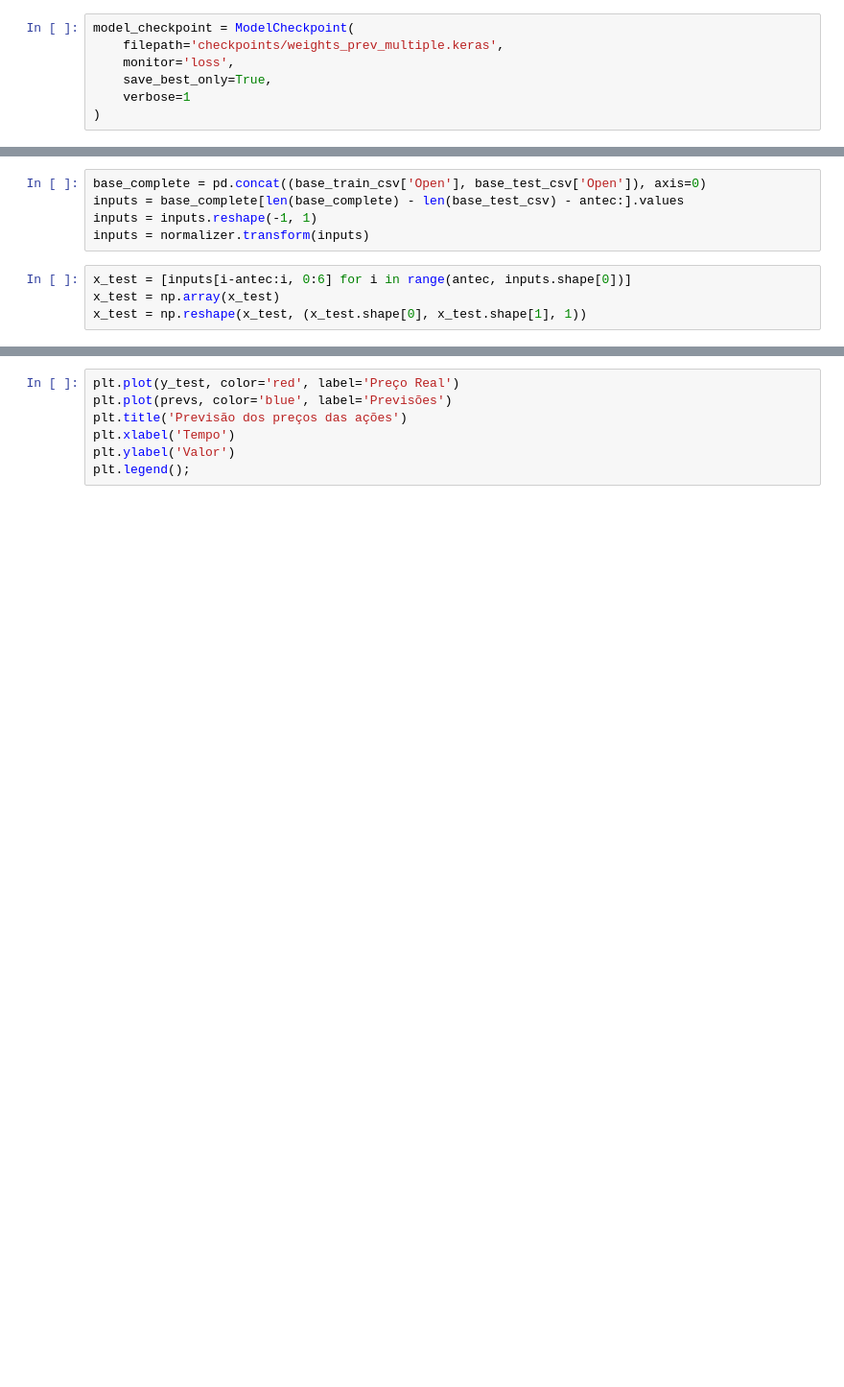
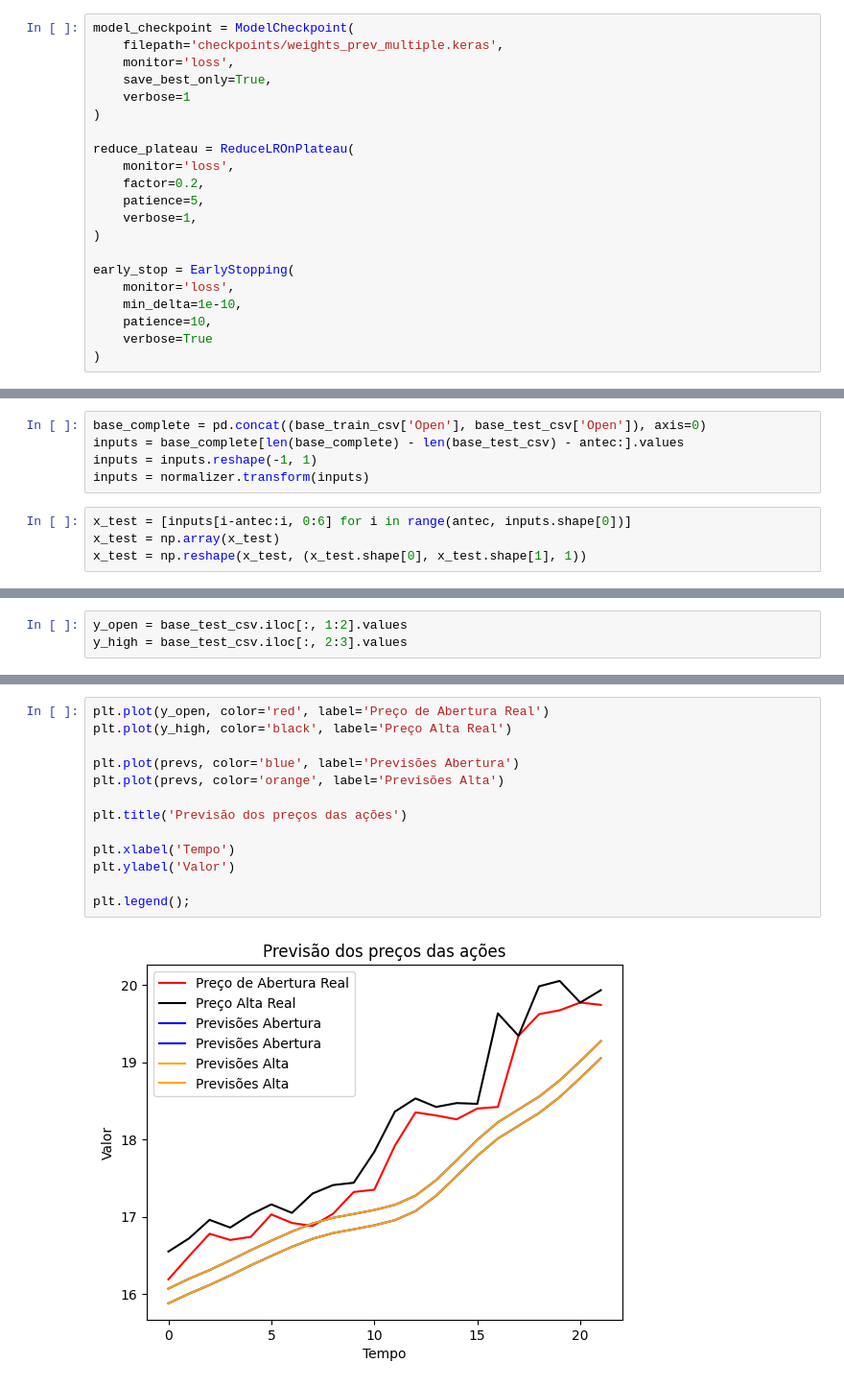
Before and after one commit to Soueth/Deep_Learning, a Jupyter notebook: recurrent/bolsa_petrobras_multiple.ipynb, the cells around one changed output, grey strips where cells are left out. Shown: that part at 96% size. Saved outputs shown, nothing was run; the diff lists cells and outputs as text; blank space fills up the shorter version.

```diff
--- a/recurrent/bolsa_petrobras_multiple.ipynb
+++ b/recurrent/bolsa_petrobras_multiple.ipynb
@@ -513,6 +513,20 @@ model_checkpoint = ModelCheckpoint(
     save_best_only=True,
     verbose=1
 )
+
+reduce_plateau = ReduceLROnPlateau(
+    monitor='loss',
+    factor=0.2,
+    patience=5,
+    verbose=1,
+)
+
+early_stop = EarlyStopping(
+    monitor='loss',
+    min_delta=1e-10,
+    patience=10,
+    verbose=True
+)
 # %%
 model.fit(x_train, y_train, epochs=100, batch_size=32, callbacks=[reduce_plateau, model_checkpoint, early_stop])
 # %% [output]
@@ -575,0 +586,3 @@ mean_absolute_error(prevs, y_test)
+# %%
+y_open = base_test_csv.iloc[:, 1:2].values
+y_high = base_test_csv.iloc[:, 2:3].values
@@ -576,7 +595,15 @@ mean_absolute_error(prevs, y_test)
 # %%
-plt.plot(y_test, color='red', label='Preço Real')
-plt.plot(prevs, color='blue', label='Previsões')
+plt.plot(y_open, color='red', label='Preço de Abertura Real')
+plt.plot(y_high, color='black', label='Preço Alta Real')
+
+plt.plot(prevs, color='blue', label='Previsões Abertura')
+plt.plot(prevs, color='orange', label='Previsões Alta')
+
 plt.title('Previsão dos preços das ações')
+
 plt.xlabel('Tempo')
 plt.ylabel('Valor')
+
 plt.legend();
+# %% [output]
+[figure, added]
```
Also changed, not shown: parts of 6 cells of this notebook, 6 other files.
